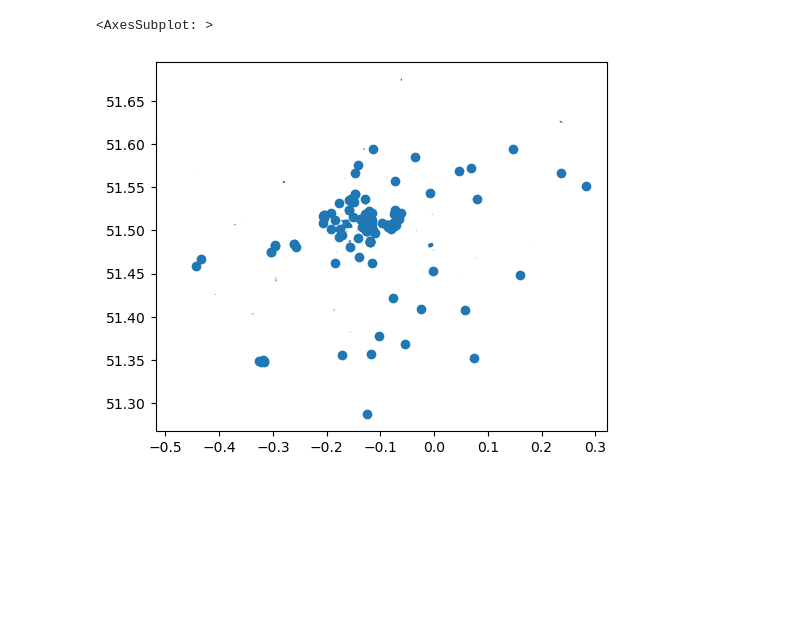
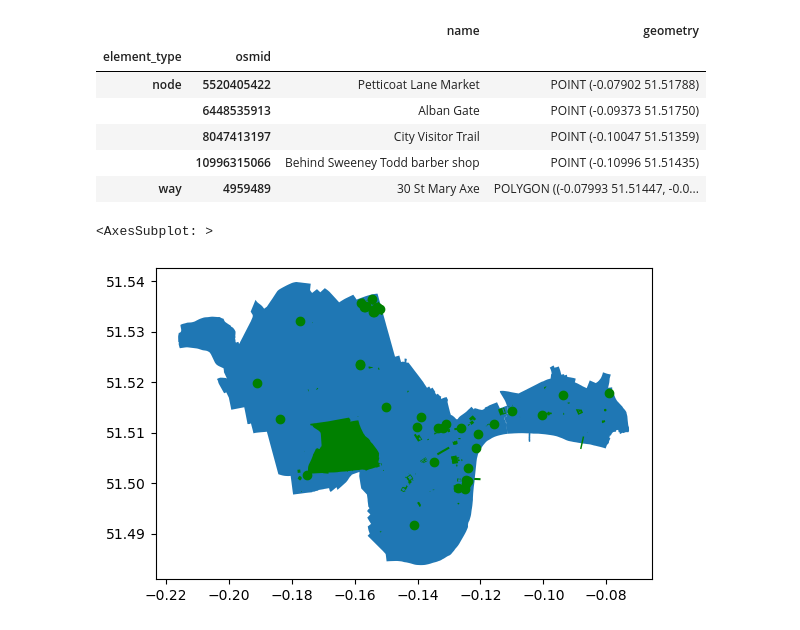
Before and after one commit to Felioxx/Mobile-ity-Scope, a Jupyter notebook: first_steps_python/get_osm_data.ipynb, the cells around one changed output. Drawn from its saved outputs; the diff is of its cells as text; code cells hidden in the pictures; blank space fills up the shorter version.

```diff
--- a/first_steps_python/get_osm_data.ipynb
+++ b/first_steps_python/get_osm_data.ipynb
@@ -75,5 +49,39 @@ attractions_c
-# %%
-attractions.plot()
-# %% [output]
-<AxesSubplot: >
-[figure, removed]
+# %%
+attractionsWest = attractionsWest[["name", "geometry"]]
+attractionsCity = attractionsCity[["name", "geometry"]]
+#attractions.merge(attractionsCity[["name", "geometry"]])
+#attractions = gd.concat([attractionsWest, attractionsCity])
+attractionsWest = attractionsWest.drop_duplicates(subset=['name'])
+attractions_West = attractionsWest[attractionsWest['name'].notnull()]
+attractionsCity = attractionsCity.drop_duplicates(subset=['name'])
+attractions_City = attractionsCity[attractionsCity['name'].notnull()]
+
+#ws = attractions_c[attractions_c["name"] == "Wembley Stadium"]
+#ws.plot()
+# attractions_c.head()
+attractions_West.head()
+attractions_City.head()
+# %% [output]
+|  |  | name | geometry |
+| element_type | osmid |  |  |
+| node | 5520405422 | Petticoat Lane Market | POINT (-0.07902 51.51788) |
+|  | 6448535913 | Alban Gate | POINT (-0.09373 51.51750) |
+|  | 8047413197 | City Visitor Trail | POINT (-0.10047 51.51359) |
+|  | 10996315066 | Behind Sweeney Todd barber shop | POINT (-0.10996 51.51435) |
+| way | 4959489 | 30 St Mary Axe | POLYGON ((-0.07993 51.51447, -0.0... |
+# %%
+# Specify the area of interest
+City = "City of London, England, UK"
+Westminster = "Westminster, England, UK"
+
+# Get place boundary related to the place name as a geodataframe
+area = ox.geocode_to_gdf(City)
+area2 = ox.geocode_to_gdf(Westminster)
+
+base = area.plot()
+base2 = area2.plot(ax=base)
+base3 = attractionsCity.plot(ax=base2, color='green')
+attractionsWest.plot(ax=base3, color='green')
+# %% [output]
+<AxesSubplot: >
+[figure, added]
```
Also changed, not shown: parts of 5 cells of this notebook.
